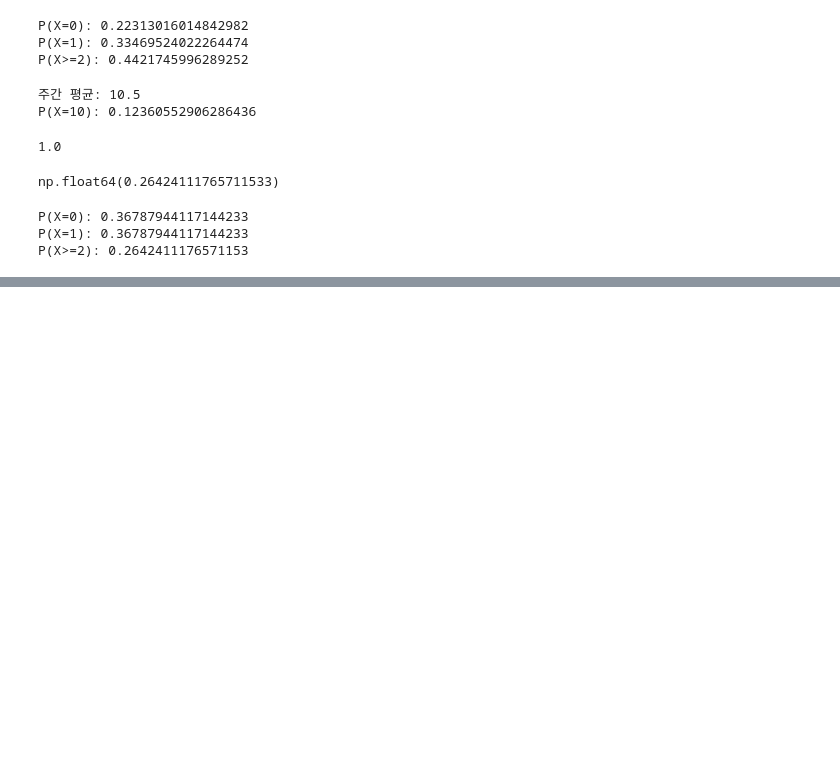
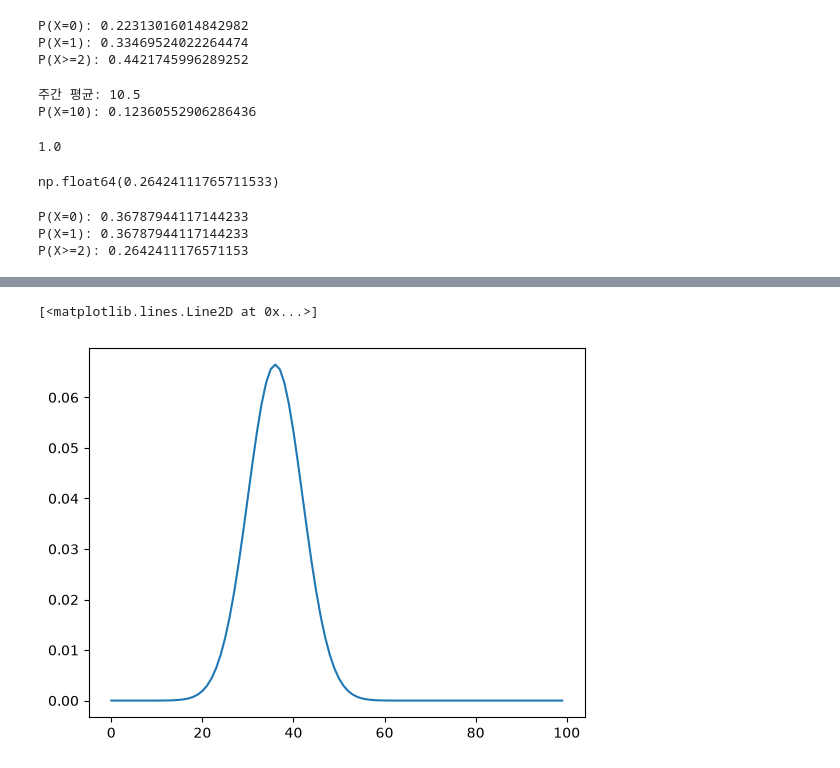
Before and after one commit to Kimchi-2025/big0611, a Jupyter notebook: py/stats.ipynb, the cells around one changed output, grey strips where cells are left out. Saved outputs shown, nothing was run; the diff lists cells and outputs as text; code cells hidden in the pictures; blank space fills up the shorter version.

```diff
--- a/py/stats.ipynb
+++ b/py/stats.ipynb
@@ -6351,0 +6457,2 @@ P(X>=2): 0.2642411176571153
+# %%
+no = stats.norm(36,6)
@@ -6351,0 +6542,5 @@ P(X>=2): 0.2642411176571153
+# %%
+plt.plot(x, no.pdf(x))
+# %% [output]
+[<matplotlib.lines.Line2D at 0x...>]
+[figure, added]
```
Also changed, not shown: parts of 34 cells of this notebook, 3 other files.
